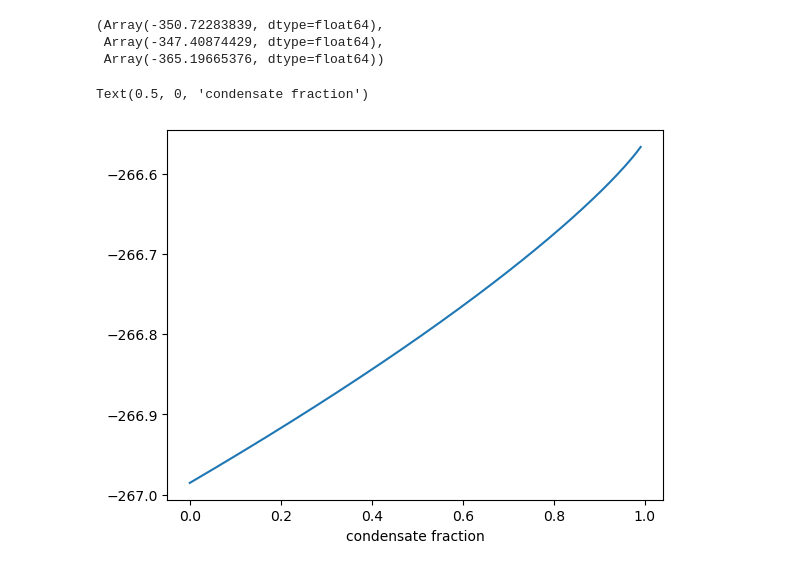
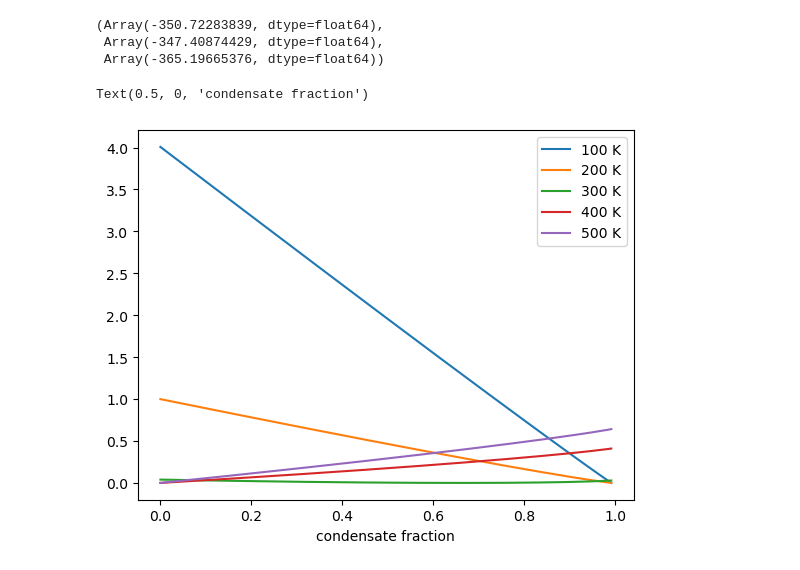
Before and after one commit to HajimeKawahara/exogibbs, a Jupyter notebook: documents/ipynb/fastchem_cond_chemical_potential.ipynb, the cells around one changed output. Cells and saved outputs as stored; diff of their text form; code cells hidden in the pictures.

```diff
--- a/documents/ipynb/fastchem_cond_chemical_potential.ipynb
+++ b/documents/ipynb/fastchem_cond_chemical_potential.ipynb
@@ -76,15 +76,17 @@ def gibbs_energy(m, n, nn2, p, T):
 # %%
 nh2o = 0.1
 
-def gibbs_given(m,T):
-    return gibbs_energy(m, nh2o-m, 1.0 - nh2o, 1.0, T)
+def gibbs_given(m,T,p=1.0):
+    return gibbs_energy(m, nh2o-m, 1.0 - nh2o, p, T)
 # %%
 import matplotlib.pyplot as plt
 # %%
 marr = np.logspace(-5,np.log10(nh2o),1000)
-plt.plot(marr/nh2o, gibbs_given(marr,403))
+for T in [100,200,300,400,500]:
+    plt.plot(marr/nh2o, gibbs_given(marr,T) - np.nanmin(gibbs_given(marr,T)), label=str(T)+" K")
+plt.legend()
 plt.xlabel("condensate fraction")
 #plt.xscale("log")
 # %% [output]
 Text(0.5, 0, 'condensate fraction')
-[figure, old version]
+[figure, new version]
```
Also changed, not shown: parts of 5 cells of this notebook.
